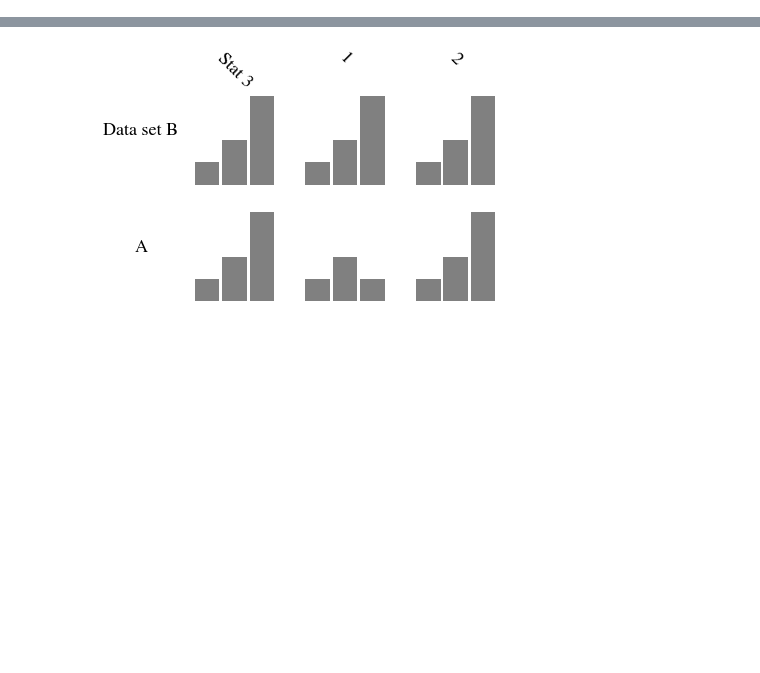
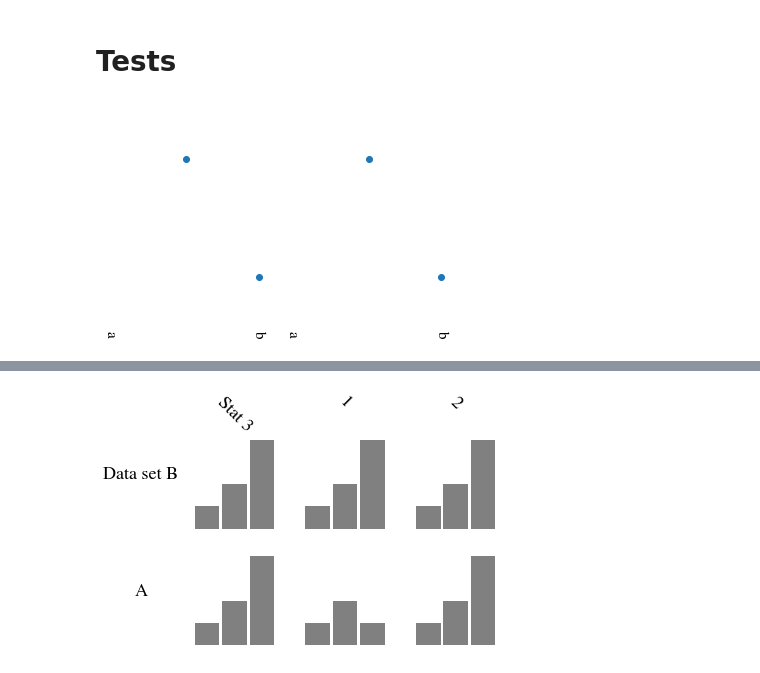
Before and after one commit to hheidrich/Net, a Jupyter notebook: exp/Barplots.ipynb, the cells around one changed output, grey strips where cells are left out. Saved outputs shown, nothing was run; the diff lists cells and outputs as text; code cells hidden in the pictures; blank space fills up the shorter version.

```diff
--- a/exp/Barplots.ipynb
+++ b/exp/Barplots.ipynb
@@ -83,0 +261,16 @@ def rename_keys(rel_error_dict, row_names, col_names):
+# %% [markdown]
+# Tests
+# %%
+f, axs = plt.subplots(2,2)
+for i in range(2):
+    for j in range(2):
+        axs[i, j].scatter(1, 1)
+        axs[i, j].set_xticks([])
+        axs[i, j].tick_params(length=0)
+# plt.setp(axs[-1, :], xticks=[0, 1], xticklabels=['a', 'b'])
+for ax in axs[-1, :]:
+    ax.set_xticks([0, 1])
+    ax.set_xticklabels(['a', 'b'], rotation=-90)
+plt.show()
+# %% [output]
+[figure, added]
```
Also changed, not shown: parts of 10 cells of this notebook.
